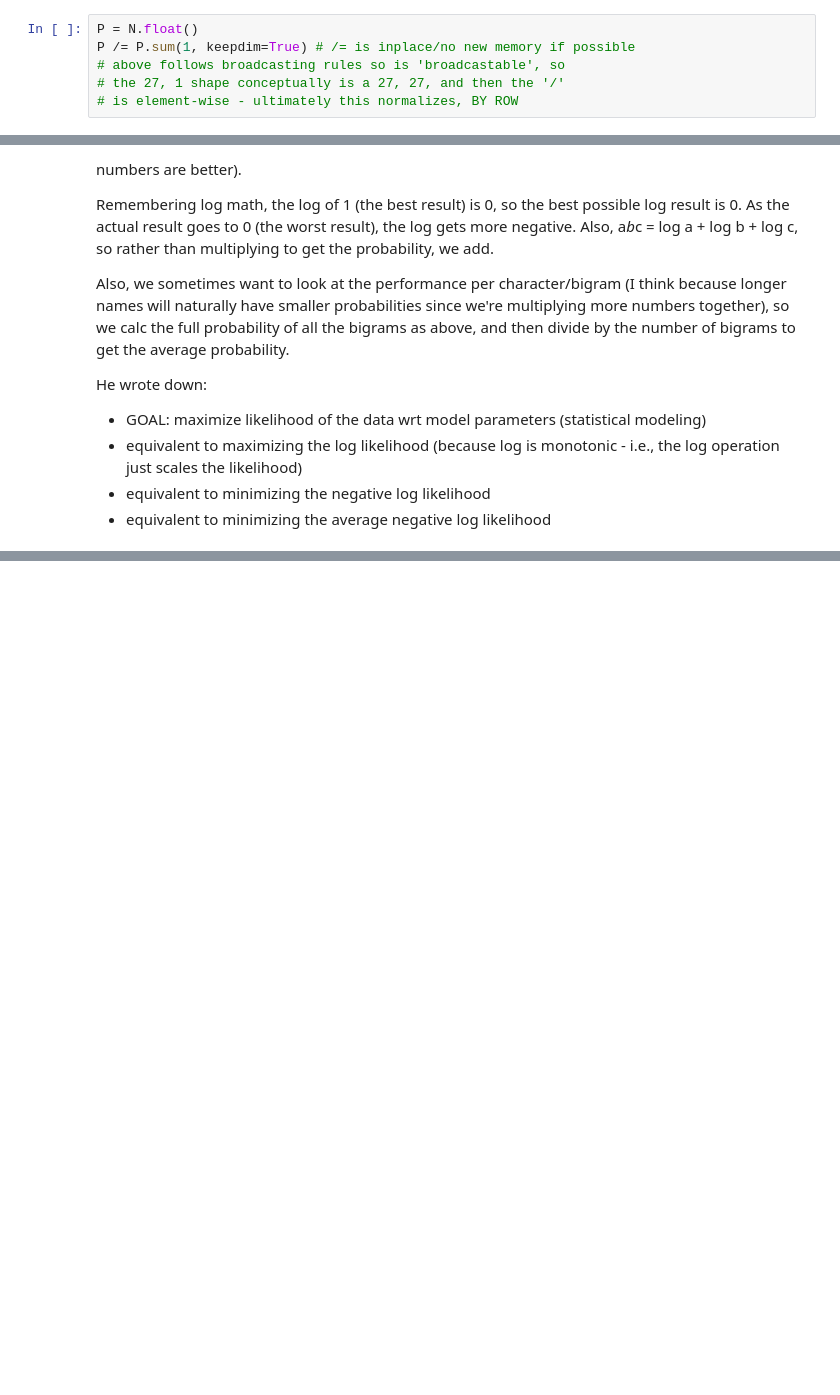
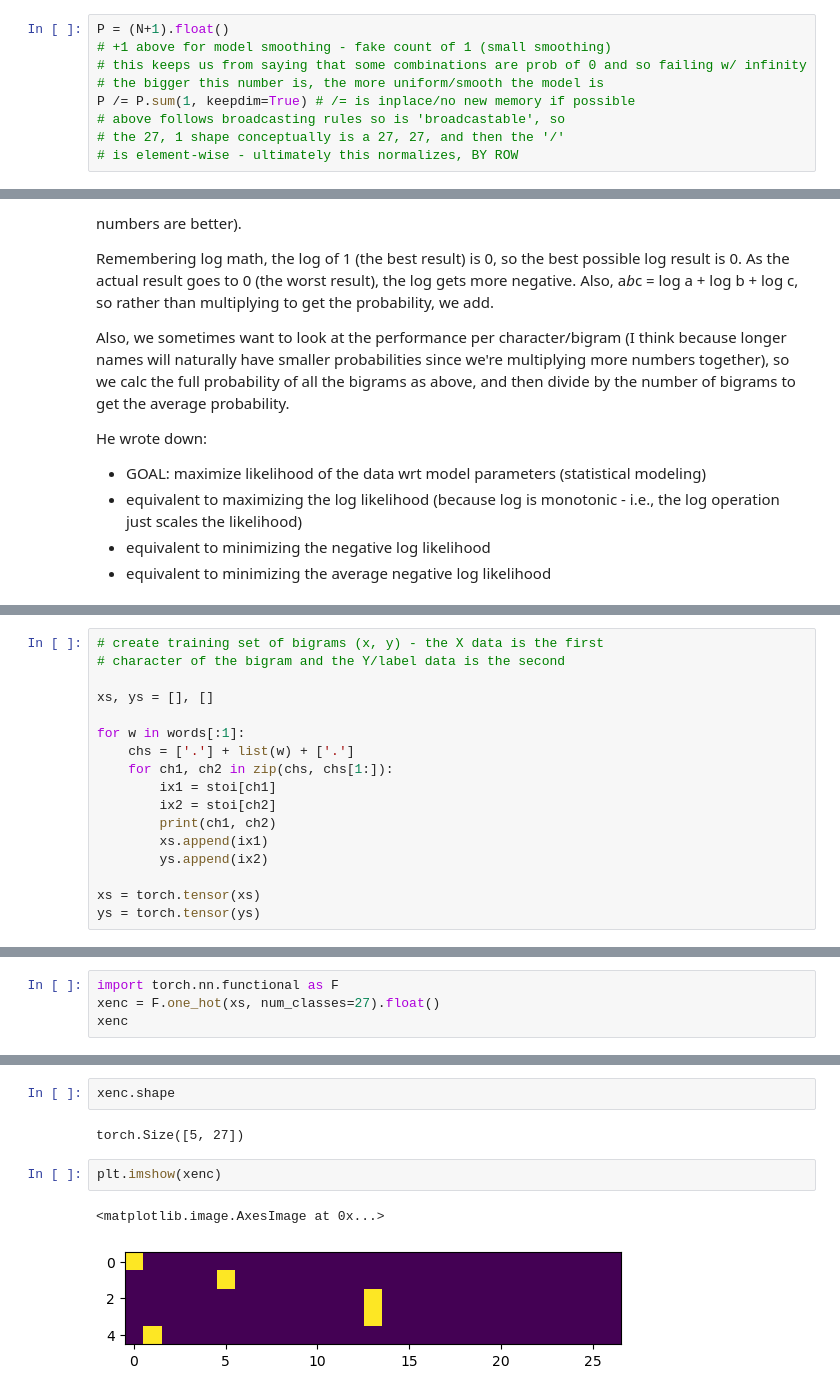
Before and after one commit to aenfield/makemore, a Jupyter notebook: my_makemore.ipynb, the cells around one changed output, grey strips where cells are left out. Cells and saved outputs as stored; diff of their text form; blank space fills up the shorter version.

Commit message:
Added neural net/SGD impl of same bigram model; finished first video.

```diff
--- a/my_makemore.ipynb
+++ b/my_makemore.ipynb
@@ -174,7 +178,10 @@ tensor([[32033.],
 # %% [markdown]
 Interestingly, the sum of the rows and the sum of the columns is the same. This is not at all a normal thing and occurs here solely because we created each cell value as a count of bigrams.
 # %%
-P = N.float()
+P = (N+1).float()
+# +1 above for model smoothing - fake count of 1 (small smoothing)
+# this keeps us from saying that some combinations are prob of 0 and so failing w/ infinity
+# the bigger this number is, the more uniform/smooth the model is
 P /= P.sum(1, keepdim=True) # /= is inplace/no new memory if possible
 # above follows broadcasting rules so is 'broadcastable', so
 # the 27, 1 shape conceptually is a 27, 27, and then the '/'
@@ -288,0 +311,17 @@ This is 1:00:28.
+# %%
+# create training set of bigrams (x, y) - the X data is the first
+# character of the bigram and the Y/label data is the second
+
+xs, ys = [], []
+
+for w in words[:1]:
+    chs = ['.'] + list(w) + ['.']
+    for ch1, ch2 in zip(chs, chs[1:]):
+        ix1 = stoi[ch1]
+        ix2 = stoi[ch2]
+        print(ch1, ch2)
+        xs.append(ix1)
+        ys.append(ix2)
+
+xs = torch.tensor(xs)
+ys = torch.tensor(ys)
@@ -288,0 +344,4 @@ This is 1:00:28.
+# %%
+import torch.nn.functional as F
+xenc = F.one_hot(xs, num_classes=27).float()
+xenc
@@ -288,0 +359,9 @@ This is 1:00:28.
+# %%
+xenc.shape
+# %% [output]
+torch.Size([5, 27])
+# %%
+plt.imshow(xenc)
+# %% [output]
+<matplotlib.image.AxesImage at 0x...>
+[figure, added]
```
Also changed, not shown: parts of 60 cells of this notebook.
